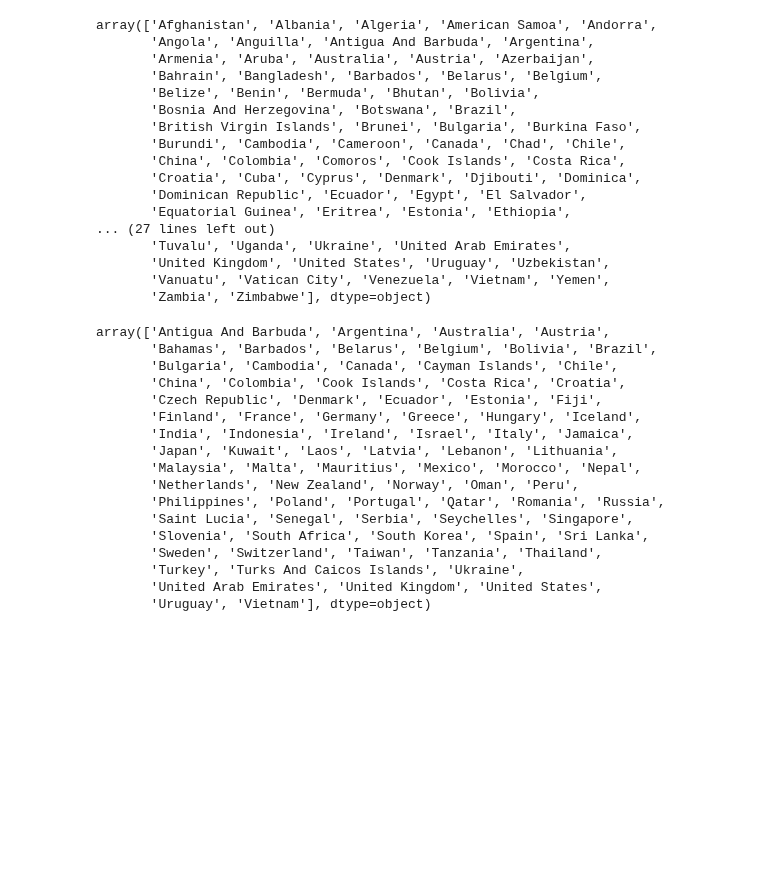
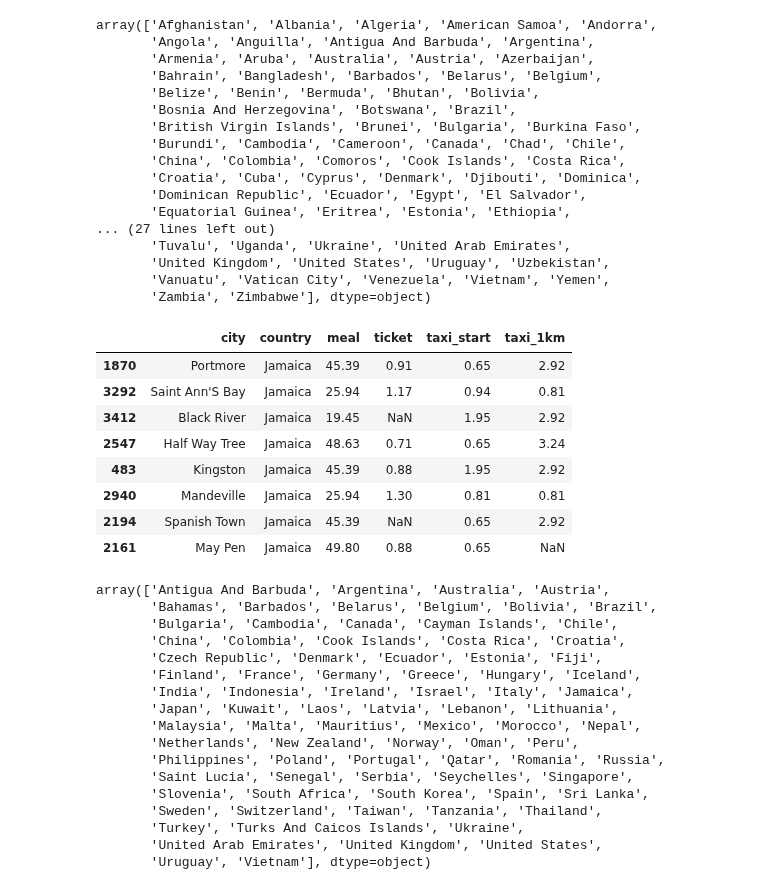
Before and after one commit to mugsiemx/honeymoon-dashboard, a Jupyter notebook: API_Calls/cost_analysis.ipynb, the cells around one changed output. Drawn from its saved outputs; the diff is of its cells as text; code cells hidden in the pictures; blank space fills up the shorter version.

Commit message:
Yelp! and Cost_analysis completed
Just starting on missing activities search. Waiting for answer on ChatGPT before proceeding.

```diff
--- a/API_Calls/cost_analysis.ipynb
+++ b/API_Calls/cost_analysis.ipynb
@@ -34,7 +34,7 @@ cost_df["city"] = cost_df["city"].str.title()
 cost_df["country"] = cost_df["country"].str.title()
 
 # Replace NaN values, sort by country, print a list of unique countries
-cost_df = cost_df.replace(np.nan,0)
+# cost_df = cost_df.replace(np.nan,0)
 cost_df = cost_df.sort_values(by="country")
 cost_df["country"].unique()
 # %% [output]
@@ -55,6 +55,18 @@ array(['Afghanistan', 'Albania', 'Algeria', 'American Samoa', 'Andorra',
        'United Kingdom', 'United States', 'Uruguay', 'Uzbekistan',
        'Vanuatu', 'Vatican City', 'Venezuela', 'Vietnam', 'Yemen',
        'Zambia', 'Zimbabwe'], dtype=object)
+# %%
+cost_df.loc[(cost_df["country"]=="Jamaica")]
+# %% [output]
+|  | city | country | meal | ticket | taxi_start | taxi_1km |
+| 1870 | Portmore | Jamaica | 45.39 | 0.91 | 0.65 | 2.92 |
+| 3292 | Saint Ann'S Bay | Jamaica | 25.94 | 1.17 | 0.94 | 0.81 |
+| 3412 | Black River | Jamaica | 19.45 | NaN | 1.95 | 2.92 |
+| 2547 | Half Way Tree | Jamaica | 48.63 | 0.71 | 0.65 | 3.24 |
+| 483 | Kingston | Jamaica | 45.39 | 0.88 | 1.95 | 2.92 |
+| 2940 | Mandeville | Jamaica | 25.94 | 1.30 | 0.81 | 0.81 |
+| 2194 | Spanish Town | Jamaica | 45.39 | NaN | 0.65 | 2.92 |
+| 2161 | May Pen | Jamaica | 49.80 | 0.88 | 0.65 | NaN |
 # %%
 # Normalize the dataset
 
```
Also changed, not shown: parts of 12 cells of this notebook, 3 other files.
